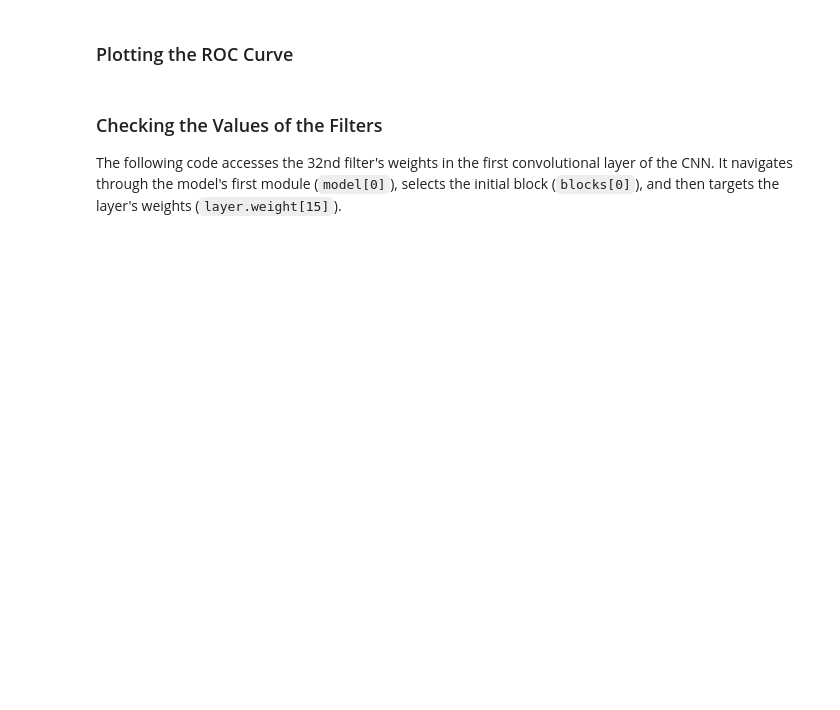
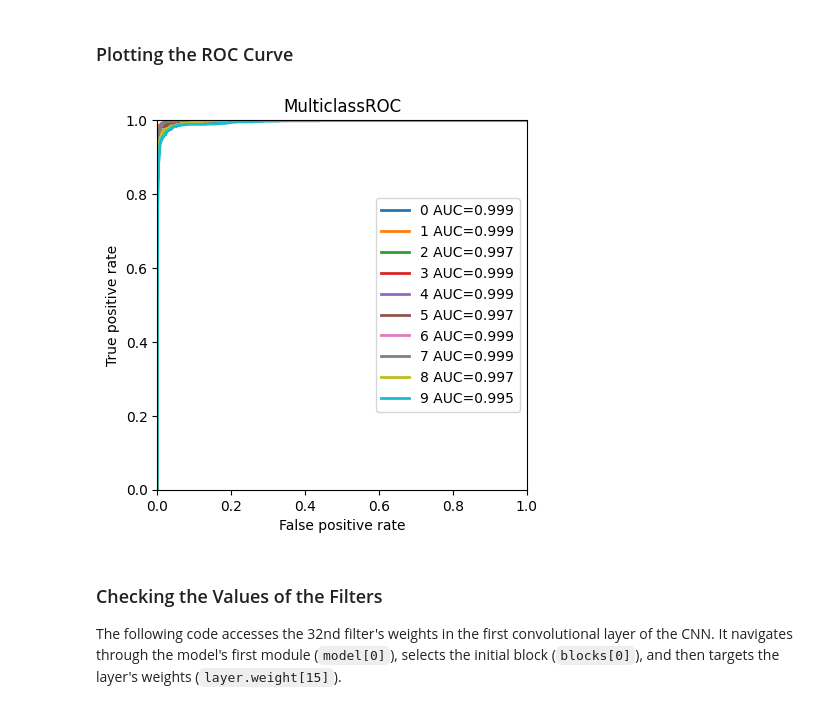
Before and after one commit to OleEllermeier/TIF360, a Jupyter notebook: Ch03_CNN/ec03_A_blood_smears/blood_smears.ipynb, the cells around one changed output. Drawn from its saved outputs; the diff is of its cells as text; code cells hidden in the pictures; blank space fills up the shorter version.

```diff
--- a/Ch03_CNN/ec03_A_blood_smears/blood_smears.ipynb
+++ b/Ch03_CNN/ec03_A_blood_smears/blood_smears.ipynb
@@ -293,14 +318,13 @@ Implement a convolutional neural network with a dense top ...
 # %%
 conv_base = dl.ConvolutionalNeuralNetwork(
-    in_channels=3, hidden_channels=[16, 16, 32], out_channels=32,
+    in_channels=1, hidden_channels=[16, 16, 32], out_channels=32, #in_channels = 1
 )
 conv_base.blocks[2].pool.configure(torch.nn.MaxPool2d, kernel_size=2)
 
 connector = dl.Layer(torch.nn.AdaptiveAvgPool2d, output_size=1)
 
 dense_top = dl.MultiLayerPerceptron(
-    in_features=32, hidden_features=[], out_features=1,
-    out_activation=torch.nn.Sigmoid,
+    in_features=32, hidden_features=[], out_features=10, #out_features 10
 )
 
 cnn = dl.Sequential(conv_base, connector, dense_top)
@@ -317,3 +355,17 @@ cnn_classifier = dl.BinaryClassifier(
+# %%
+# cnn_classifier = dl.Classifier( #multiple classes
+#     model=cnn,
+#     num_classes=10,
+#     make_targets_one_hot=True,
+#     loss=CrossEntropyLoss(),
+# ).create()
+
+cnn_classifier = MNISTCNNClassifier(
+    model=cnn,
+    num_classes=10,
+    make_targets_one_hot=True,
+    loss=CrossEntropyLoss(),
+).create()
 # %% [markdown]
 ... and print out the compiled convolutional neural network.
 # %%
@@ -334,3 +429,26 @@ plot_roc(cnn_classifier, test_loader)
+# %%
+# plot_roc(cnn_classifier, test_loader)
+
+def plot_roc(classifier, loader):
+    """Plot ROC curve."""
+    roc = tm.ROC(task="multiclass", num_classes=10)
+    for images, labels in loader:
+        # Apply test preprocessing to ensure proper shape.
+        images, labels = classifier.test_preprocess((images, labels))
+        outputs = classifier(images)
+        roc.update(outputs, labels.long())
+
+    fig, ax = roc.plot(score=True)
+    ax.grid(False)
+    ax.axis("square")
+    ax.set_xlim(0, 1)
+    ax.set_ylim(0, 1)
+    ax.legend(loc="center right")
+    plt.show()
+
+plot_roc(cnn_classifier, test_loader)
+# %% [output]
+[figure, added]
 # %% [markdown]
 ### Checking the Values of the Filters
 
```
Also changed, not shown: parts of 13 cells of this notebook.
